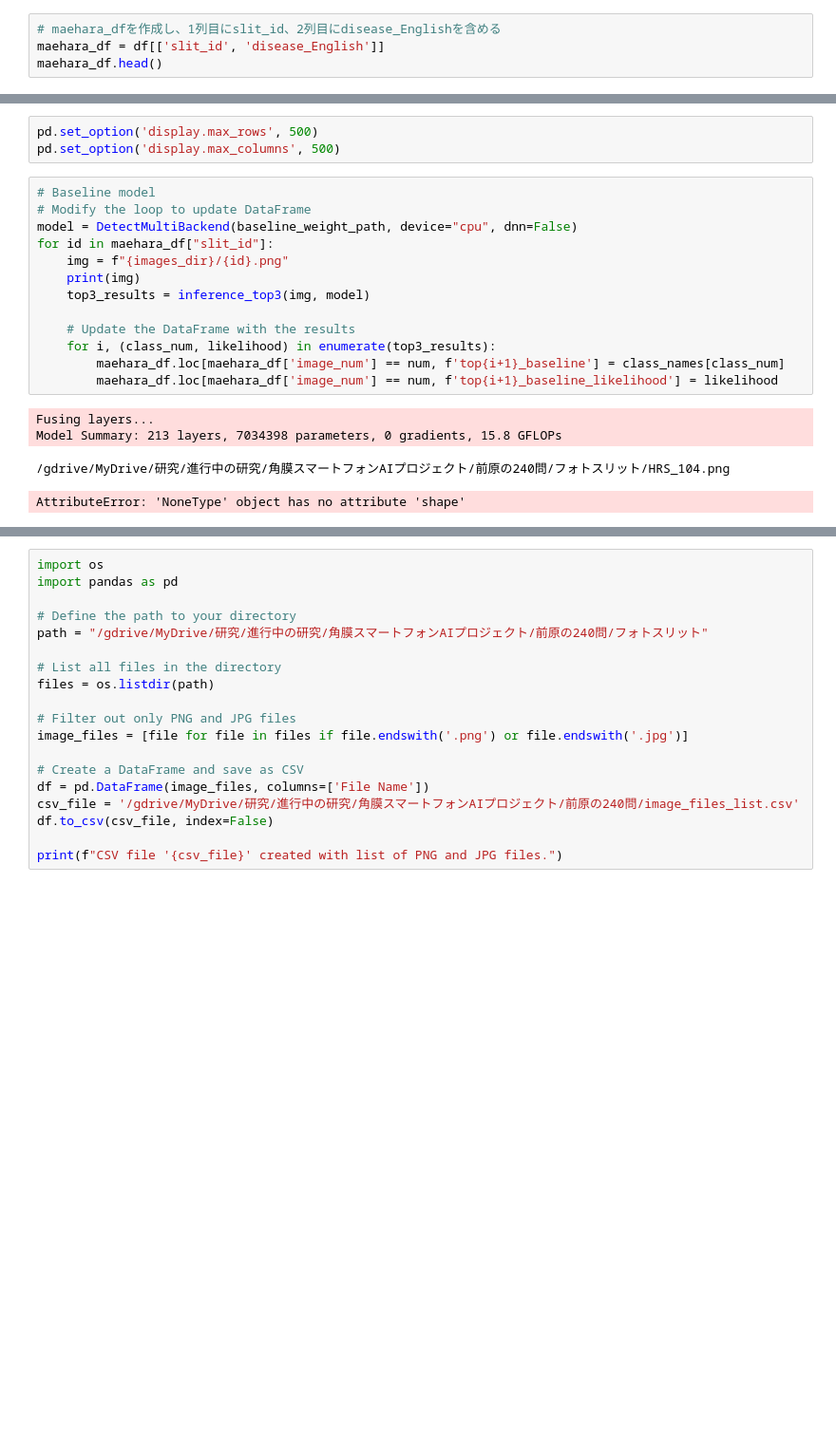
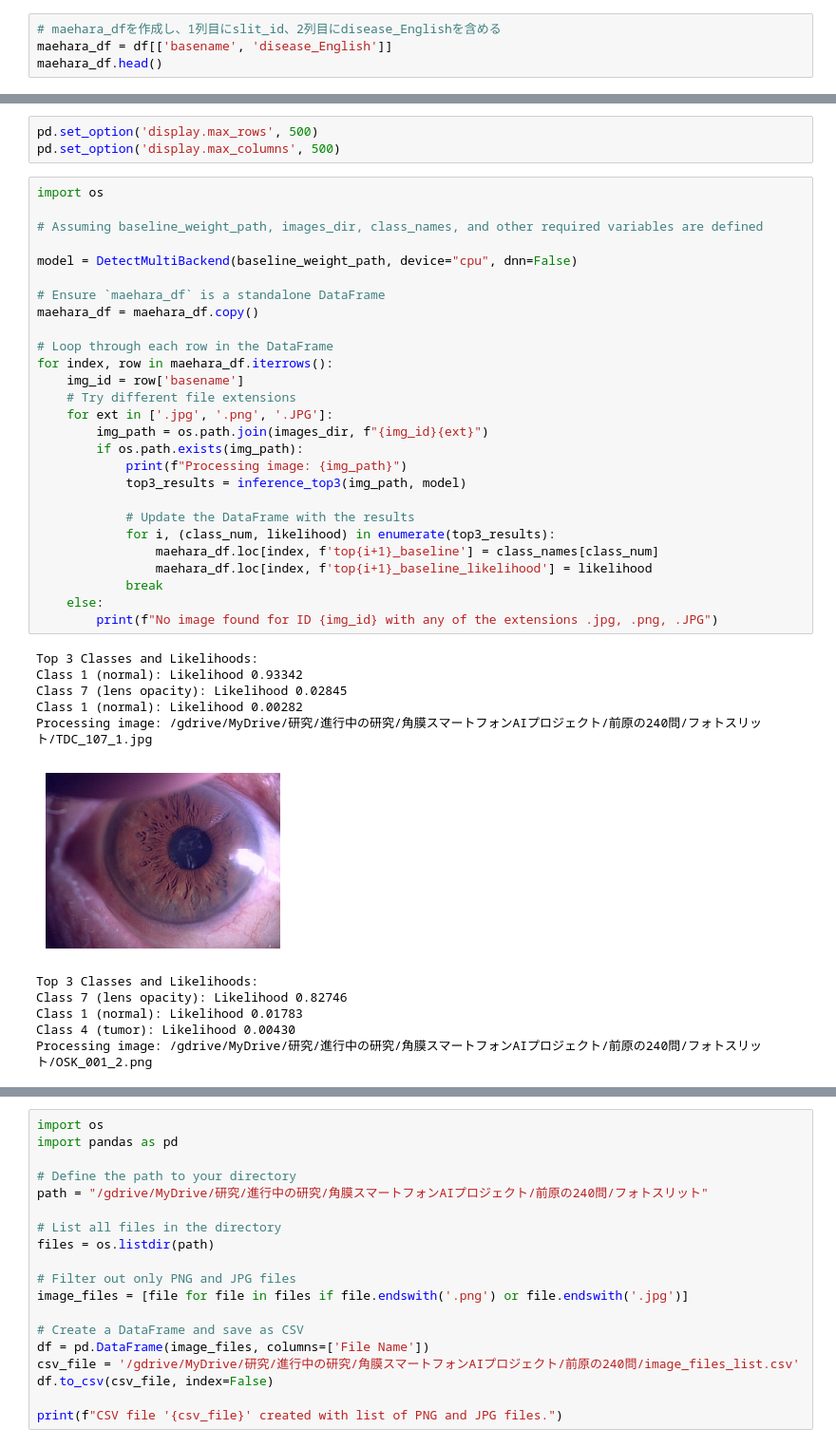
Before and after one commit to ykitaguchi77/CorneAI, a Jupyter notebook: YOLOv5_inference_diverse_iris_model.ipynb, the cells around one changed output, grey strips where cells are left out. Shown at 95% size. Drawn from its saved outputs; the diff is of its cells as text; blank space fills up the shorter version.

```diff
--- a/YOLOv5_inference_diverse_iris_model.ipynb
+++ b/YOLOv5_inference_diverse_iris_model.ipynb
@@ -471,5 +471,5 @@ df = pd.read_excel(excel_path)
 df.head()
 # %%
 # maehara_dfを作成し、1列目にslit_id、2列目にdisease_Englishを含める
-maehara_df = df[['slit_id', 'disease_English']]
+maehara_df = df[['basename', 'disease_English']]
 maehara_df.head()
@@ -610,20 +615,41 @@ Downloading https://ultralytics.com/assets/Arial.ttf to /root/.config/Ultralytic
 pd.set_option('display.max_rows', 500)
 pd.set_option('display.max_columns', 500)
 # %%
-# Baseline model
-# Modify the loop to update DataFrame
+import os
+
+# Assuming baseline_weight_path, images_dir, class_names, and other required variables are defined
+
 model = DetectMultiBackend(baseline_weight_path, device="cpu", dnn=False)
-for id in maehara_df["slit_id"]:
-    img = f"{images_dir}/{id}.png"
-    print(img)
-    top3_results = inference_top3(img, model)
 
-    # Update the DataFrame with the results
-    for i, (class_num, likelihood) in enumerate(top3_results):
-        maehara_df.loc[maehara_df['image_num'] == num, f'top{i+1}_baseline'] = class_names[class_num]
-        maehara_df.loc[maehara_df['image_num'] == num, f'top{i+1}_baseline_likelihood'] = likelihood
+# Ensure `maehara_df` is a standalone DataFrame
+maehara_df = maehara_df.copy()
+
+# Loop through each row in the DataFrame
+for index, row in maehara_df.iterrows():
+    img_id = row['basename']
+    # Try different file extensions
+    for ext in ['.jpg', '.png', '.JPG']:
+        img_path = os.path.join(images_dir, f"{img_id}{ext}")
+        if os.path.exists(img_path):
+            print(f"Processing image: {img_path}")
+            top3_results = inference_top3(img_path, model)
+
+            # Update the DataFrame with the results
+            for i, (class_num, likelihood) in enumerate(top3_results):
+                maehara_df.loc[index, f'top{i+1}_baseline'] = class_names[class_num]
+                maehara_df.loc[index, f'top{i+1}_baseline_likelihood'] = likelihood
+            break
+    else:
+        print(f"No image found for ID {img_id} with any of the extensions .jpg, .png, .JPG")
 # %% [output]
-Fusing layers...
-Model Summary: 213 layers, 7034398 parameters, 0 gradients, 15.8 GFLOPs
+Top 3 Classes and Likelihoods:
+Class 1 (normal): Likelihood 0.93342
+Class 7 (lens opacity): Likelihood 0.02845
+Class 1 (normal): Likelihood 0.00282
+Processing image: /gdrive/MyDrive/研究/進行中の研究/角膜スマートフォンAIプロジェクト/前原の240問/フォトスリット/TDC_107_1.jpg
+[figure, added]
-/gdrive/MyDrive/研究/進行中の研究/角膜スマートフォンAIプロジェクト/前原の240問/フォトスリット/HRS_104.png
+Top 3 Classes and Likelihoods:
+Class 7 (lens opacity): Likelihood 0.82746
+Class 1 (normal): Likelihood 0.01783
+Class 4 (tumor): Likelihood 0.00430
+Processing image: /gdrive/MyDrive/研究/進行中の研究/角膜スマートフォンAIプロジェクト/前原の240問/フォトスリット/OSK_001_2.png
-AttributeError: 'NoneType' object has no attribute 'shape'
```
Also changed, not shown: parts of 3 cells of this notebook.
